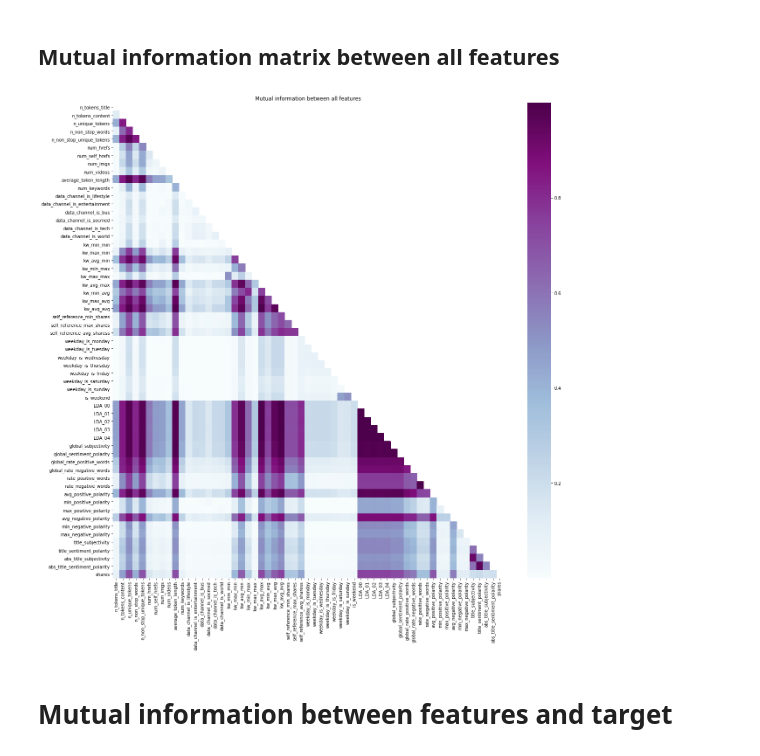
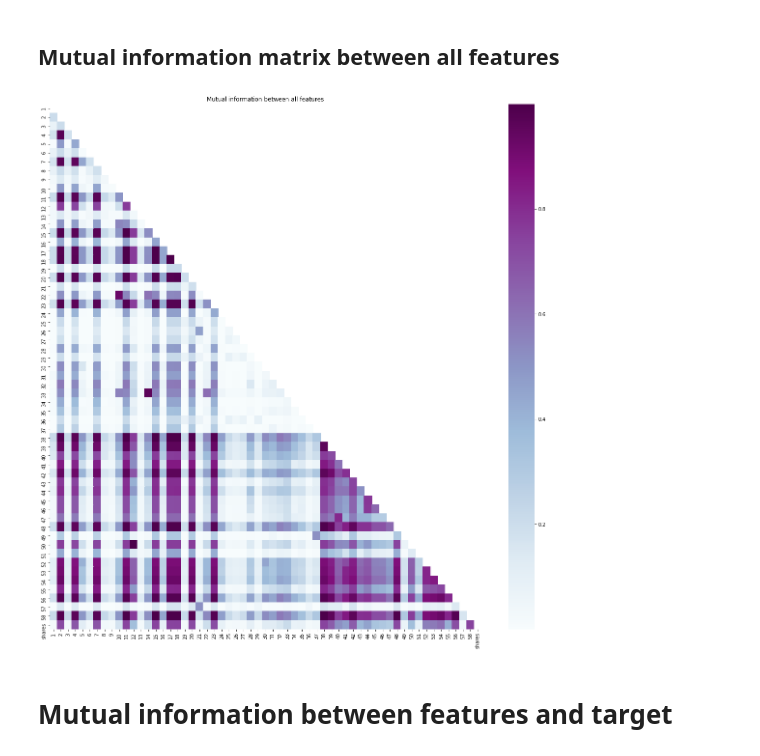
Before and after one commit to RomainGrx/LELEC2870-Project, a Jupyter notebook: 01-feature-selection.ipynb, the cells around one changed output. Cells and saved outputs as stored; diff of their text form; code cells hidden in the pictures.

```diff
--- a/01-feature-selection.ipynb
+++ b/01-feature-selection.ipynb
@@ -80,11 +75,14 @@ Let's now import all data from the `preprocess` file
 - get the `X_train`, `y_train` needed for inference
 # %%
 
-dataset = get_dataset(train_size=.8, seed=42)
+dataset = get_dataset(train_size=1., seed=42)
 X_train, y_train = dataset_to_X_y(dataset, keys=['train'], datatype="df")
 all = pd.concat([X_train, y_train], axis=1)
+
+X_train_num = sort_df_features(X_train.T)
+X_train_num.columns = np.arange(1, len(X_train_num.columns)+1)
 
 FS_SCORE_PATH = join(CSV_PATH, "fs_scores.csv")
 CMAP = "BuPu"
 
-desc = X_train.describe()
+X_train.describe()
@@ -124,18 +120,18 @@ def get_MI_matrix(features):
     mi_df.index = mi_df.columns
     return mi_df
 
-mi_df = get_MI_matrix(pd.concat([X_train, y_train], axis=1))
+mi_df = get_MI_matrix(pd.concat([X_train_num, y_train], axis=1))
 # %%
 plt.figure(figsize=(20,20))
 mask = np.triu(np.ones(mi_df.shape)).astype(np.bool)
 sns.heatmap(np.abs(mi_df), mask=mask, cmap=CMAP).set_title("Mutual information between all features")
 with output_dir(join(PLOTS_PATH, "feature_selection")) as path:
     plt.savefig(
-        join(path, "mutual_information_features.png"),
+        join(path, "mutual_information_features_num.png"),
         transparent=True
     )
-    tiksave("mutual_information_features.tex")
+    tiksave("mutual_information_features_num.tex")
 # %% [output]
-[figure, old version]
+[figure, new version]
 # %% [markdown]
 # Mutual information between features and target
```
Also changed, not shown: parts of 8 cells of this notebook, 22 other files.
